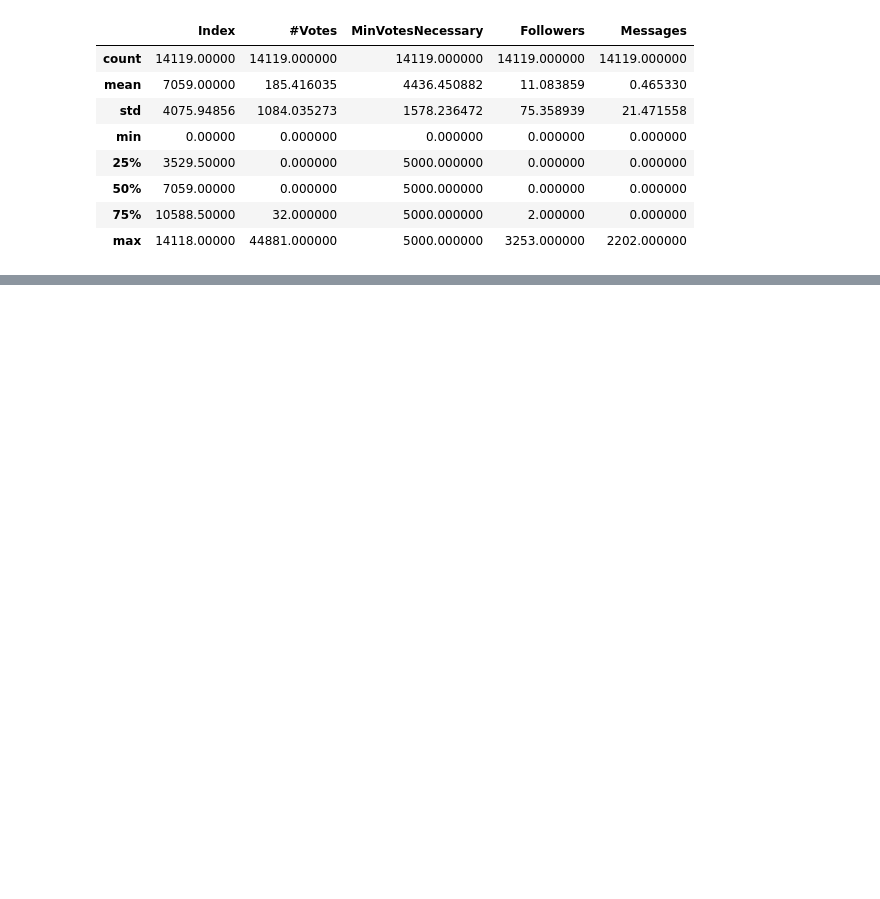
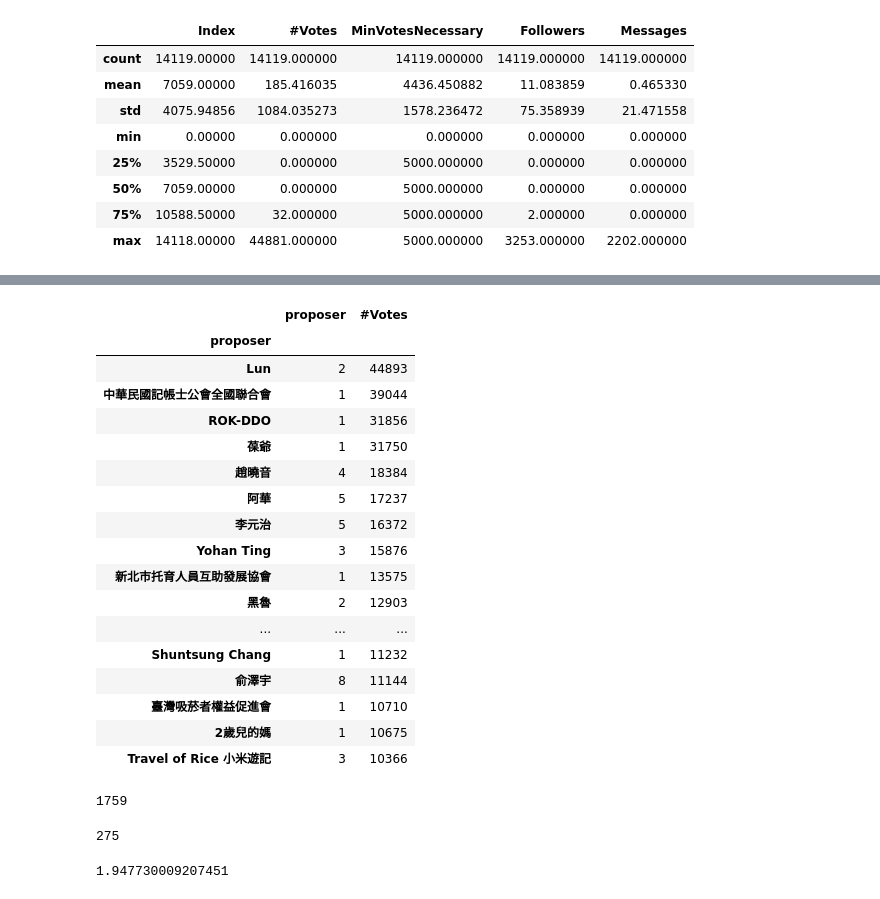
Before and after one commit to mojoee/03_UrbanDevelopmentTaiwan, a Jupyter notebook: dataExploration.ipynb, the cells around one changed output, grey strips where cells are left out. Cells and saved outputs as stored; diff of their text form; code cells hidden in the pictures; blank space fills up the shorter version.

```diff
--- a/dataExploration.ipynb
+++ b/dataExploration.ipynb
@@ -63,0 +180,26 @@ top10Votes[:10]
+# %%
+# are there some people good at conveying the message
+# let's look at the accumulated votes of top 20
+#df.columns
+df[['proposer', '#Votes']].groupby([df.proposer]).agg({'proposer':'count', '#Votes': 'sum'}).sort_values(by=["#Votes"],ascending=False)[:20]
+# We can say, frequency does not match popularity
+# Maybe some people will just use the platform to vent
+# %% [output]
+|  | proposer | #Votes |
+| proposer |  |  |
+| Lun | 2 | 44893 |
+| 中華民國記帳士公會全國聯合會 | 1 | 39044 |
+| ROK-DDO | 1 | 31856 |
+| 葆爺 | 1 | 31750 |
+| 趙曉音 | 4 | 18384 |
+| 阿華 | 5 | 17237 |
+| 李元治 | 5 | 16372 |
+| Yohan Ting | 3 | 15876 |
+| 新北市托育人員互助發展協會 | 1 | 13575 |
+| 黑魯 | 2 | 12903 |
+| ... | ... | ... |
+| Shuntsung Chang | 1 | 11232 |
+| 俞澤宇 | 8 | 11144 |
+| 臺灣吸菸者權益促進會 | 1 | 10710 |
+| 2歲兒的媽 | 1 | 10675 |
+| Travel of Rice 小米遊記 | 3 | 10366 |
@@ -63,0 +213,20 @@ top10Votes[:10]
+# %%
+# How many votes did make it through?
+
+# Where do we have more votes than threshold
+len(df[df["DeltaVotes"]>=0])
+# %% [output]
+1759
+# %%
+# we also need to consider that votes can't be zero, b
+successfulProposals = df[(df["DeltaVotes"]>=0) & (df["MinVotesNecessary"]!=0)]
+len(successfulProposals)
+
+# there were 275 successful proposals
+# %% [output]
+275
+# %%
+# What's the percentage of success?
+len(successfulProposals)/len(df)*100
+# %% [output]
+1.947730009207451
```
Also changed, not shown: parts of 9 cells of this notebook, 1 other file.
